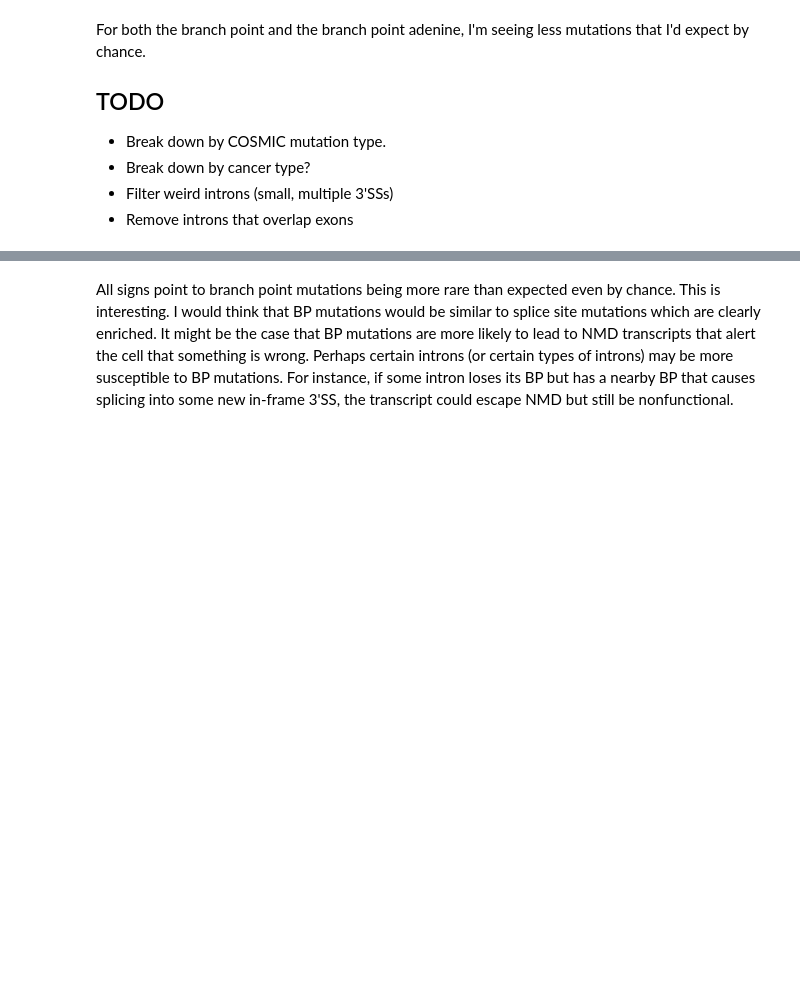
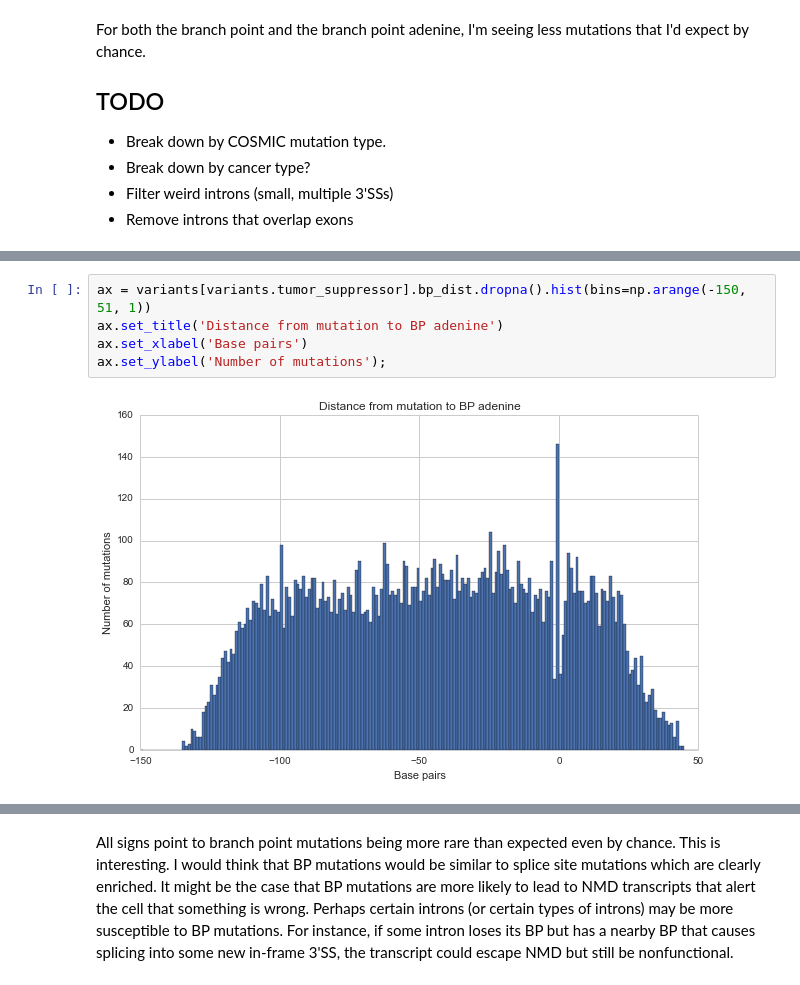
Before and after one commit to cdeboever3/pptmut, a Jupyter notebook: notebooks/Variant Analysis.ipynb, the cells around one changed output, grey strips where cells are left out. Saved outputs shown, nothing was run; the diff lists cells and outputs as text; blank space fills up the shorter version.

Commit message:
More work
I need to restart the variant calling.

```diff
--- a/notebooks/Variant Analysis.ipynb
+++ b/notebooks/Variant Analysis.ipynb
@@ -295,3 +295,10 @@ ax.set_ylabel('Number of mutations');
+# %%
+ax = variants[variants.tumor_suppressor].bp_dist.dropna().hist(bins=np.arange(-150, 51, 1))
+ax.set_title('Distance from mutation to BP adenine')
+ax.set_xlabel('Base pairs')
+ax.set_ylabel('Number of mutations');
+# %% [output]
+[figure, added]
 # %%
 ax = tdf[(tdf.bp_dist > -10) &
          (tdf.bp_dist < 10)].bp_dist.dropna().hist(bins=np.arange(-150, 51, 1))
```
Also changed, not shown: parts of 11 cells of this notebook, 2 other files.
